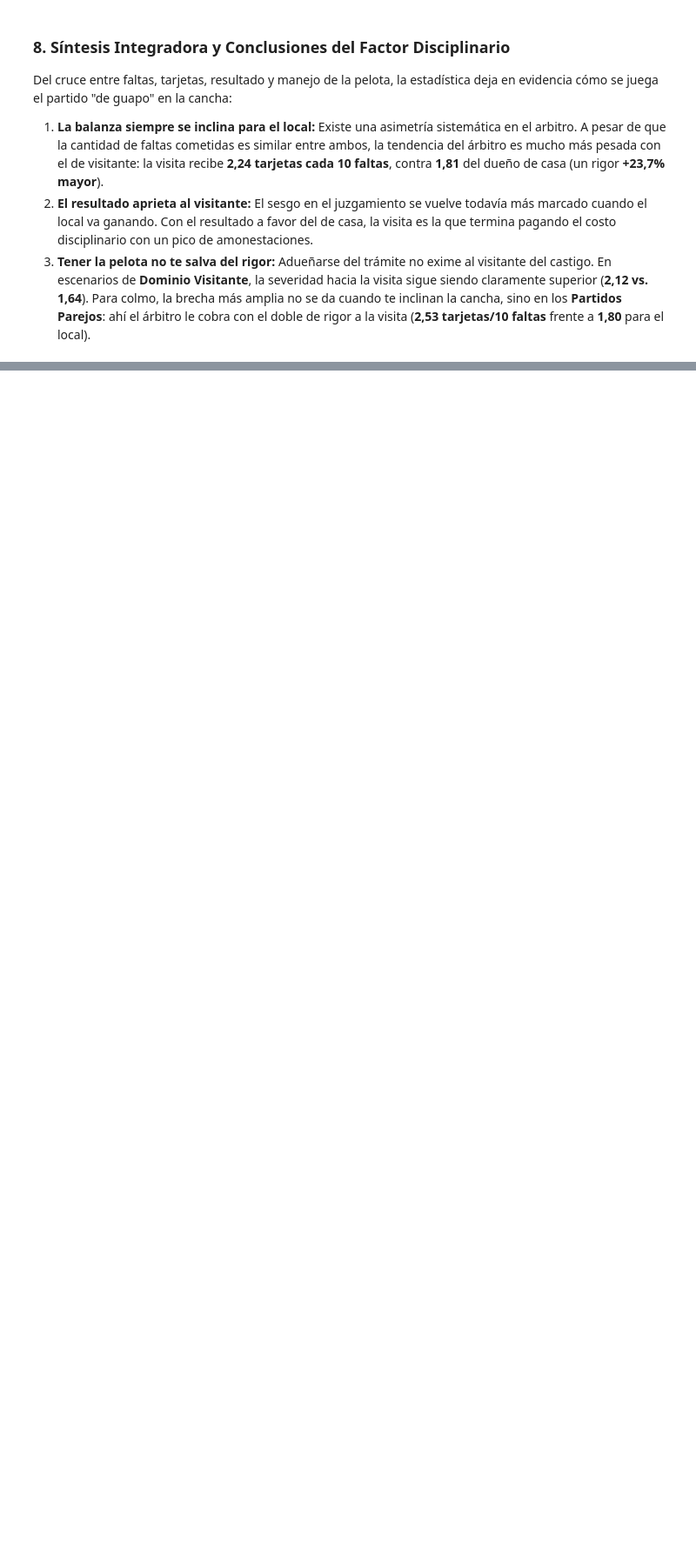
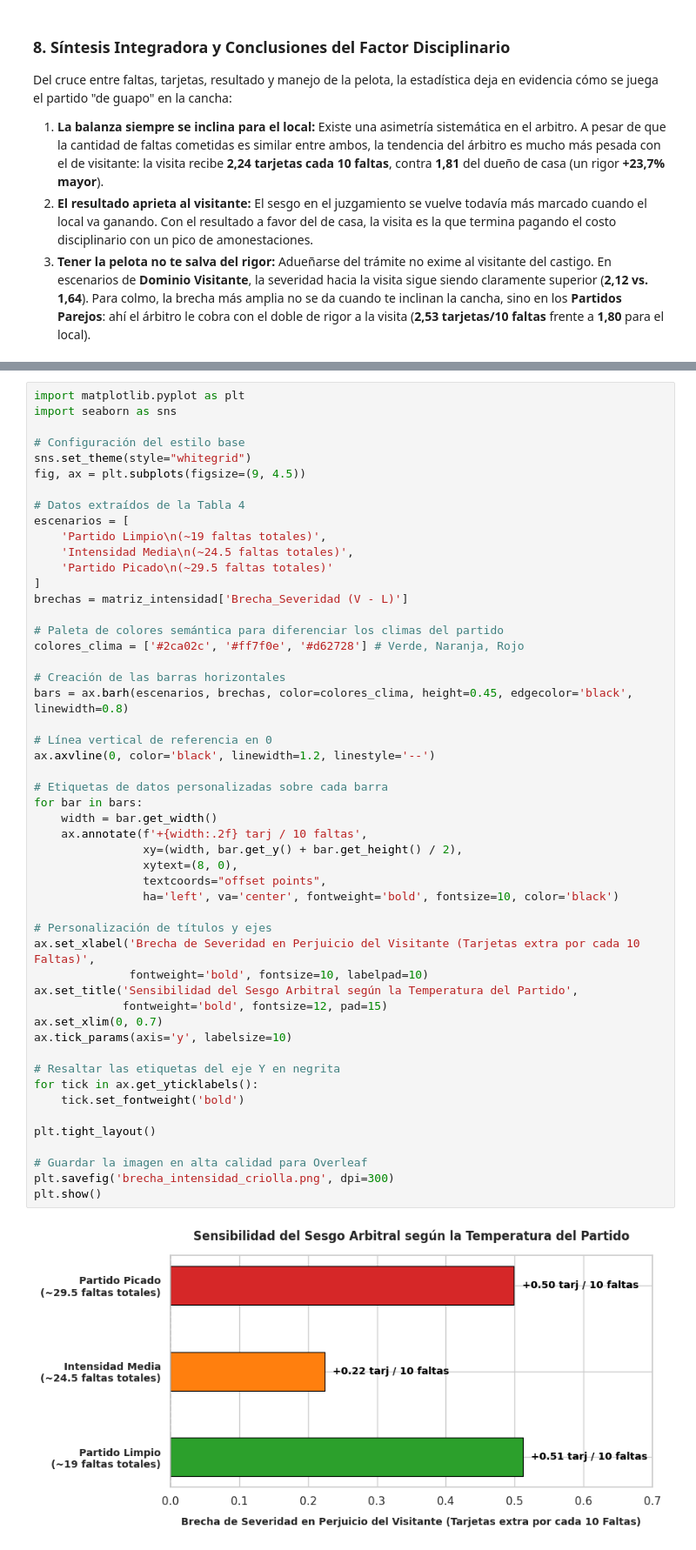
Before and after one commit to santiagoleguizamon10/TP-labo, a Jupyter notebook: notebooks/analisis_disciplina.ipynb, the cells around one changed output, grey strips where cells are left out. Shown at 87% size. Cells and saved outputs as stored; diff of their text form; blank space fills up the shorter version.

Commit message:
Se agrega "matriz de sensibilidad segun clima del partido"

```diff
--- a/notebooks/analisis_disciplina.ipynb
+++ b/notebooks/analisis_disciplina.ipynb
@@ -257,0 +310,53 @@ Del cruce entre faltas, tarjetas, resultado y manejo de la pelota, la estadísti
+# %%
+import matplotlib.pyplot as plt
+import seaborn as sns
+
+# Configuración del estilo base
+sns.set_theme(style="whitegrid")
+fig, ax = plt.subplots(figsize=(9, 4.5))
+
+# Datos extraídos de la Tabla 4
+escenarios = [
+    'Partido Limpio\n(~19 faltas totales)',
+    'Intensidad Media\n(~24.5 faltas totales)',
+    'Partido Picado\n(~29.5 faltas totales)'
+]
+brechas = matriz_intensidad['Brecha_Severidad (V - L)']
+
+# Paleta de colores semántica para diferenciar los climas del partido
+colores_clima = ['#2ca02c', '#ff7f0e', '#d62728'] # Verde, Naranja, Rojo
+
+# Creación de las barras horizontales
+bars = ax.barh(escenarios, brechas, color=colores_clima, height=0.45, edgecolor='black', linewidth=0.8)
+
+# Línea vertical de referencia en 0
+ax.axvline(0, color='black', linewidth=1.2, linestyle='--')
+
+# Etiquetas de datos personalizadas sobre cada barra
+for bar in bars:
+    width = bar.get_width()
+    ax.annotate(f'+{width:.2f} tarj / 10 faltas',
+                xy=(width, bar.get_y() + bar.get_height() / 2),
+                xytext=(8, 0),
+                textcoords="offset points",
+                ha='left', va='center', fontweight='bold', fontsize=10, color='black')
+
+# Personalización de títulos y ejes
+ax.set_xlabel('Brecha de Severidad en Perjuicio del Visitante (Tarjetas extra por cada 10 Faltas)',
+              fontweight='bold', fontsize=10, labelpad=10)
+ax.set_title('Sensibilidad del Sesgo Arbitral según la Temperatura del Partido',
+             fontweight='bold', fontsize=12, pad=15)
+ax.set_xlim(0, 0.7)
+ax.tick_params(axis='y', labelsize=10)
+
+# Resaltar las etiquetas del eje Y en negrita
+for tick in ax.get_yticklabels():
+    tick.set_fontweight('bold')
+
+plt.tight_layout()
+
+# Guardar la imagen en alta calidad para Overleaf
+plt.savefig('brecha_intensidad_criolla.png', dpi=300)
+plt.show()
+# %% [output]
+[figure, added]
```
Also changed, not shown: parts of 5 cells of this notebook.
